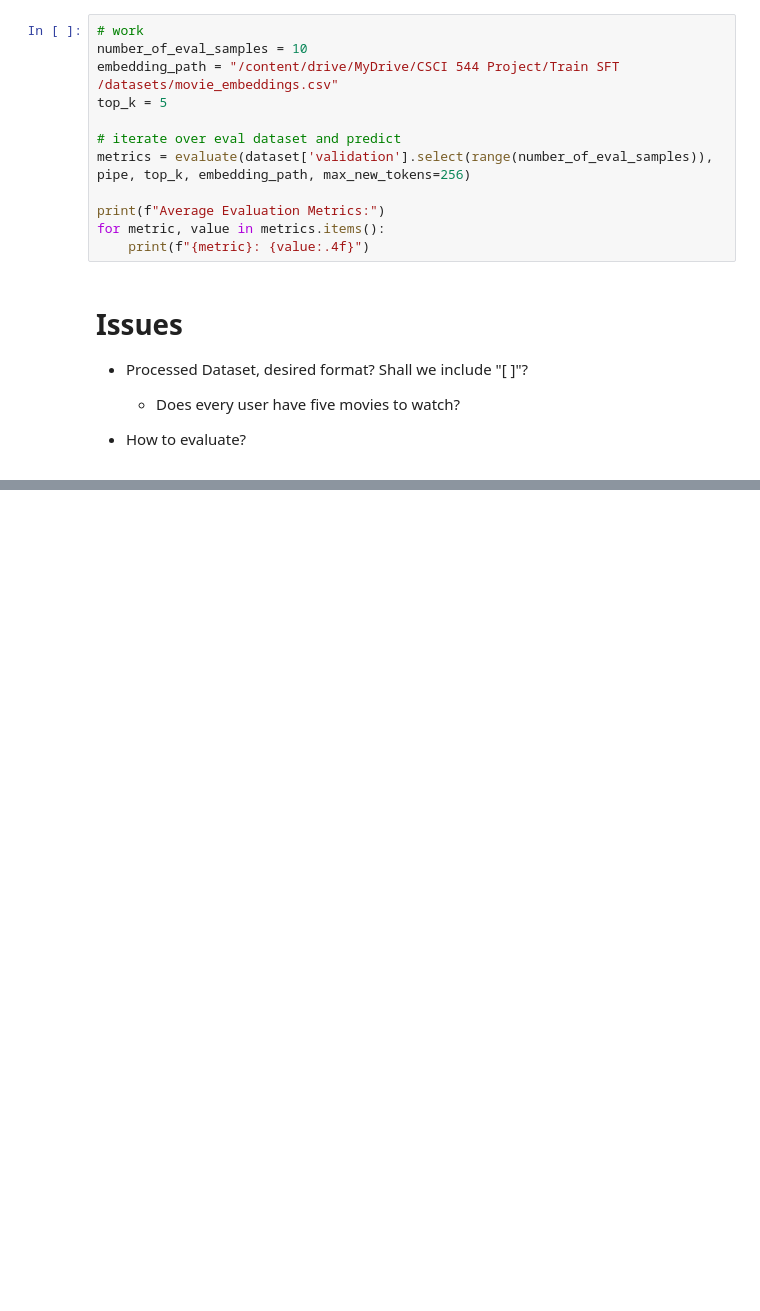
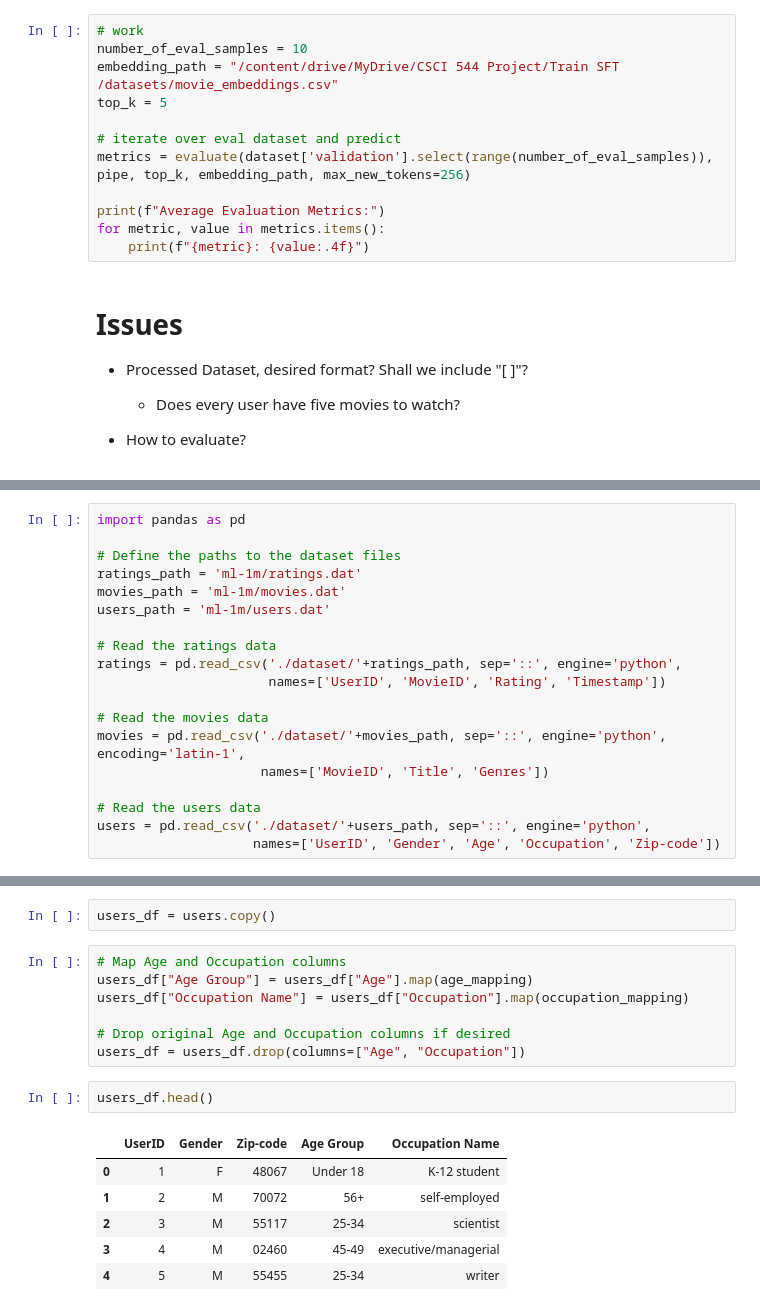
Before and after one commit to fanyuy2/LLM-RL4Rec, a Jupyter notebook: sft_pipeline.ipynb, the cells around one changed output, grey strips where cells are left out. Cells and saved outputs as stored; diff of their text form; blank space fills up the shorter version.

```diff
--- a/sft_pipeline.ipynb
+++ b/sft_pipeline.ipynb
@@ -828,0 +1399,19 @@ for metric, value in metrics.items():
+# %%
+import pandas as pd
+
+# Define the paths to the dataset files
+ratings_path = 'ml-1m/ratings.dat'
+movies_path = 'ml-1m/movies.dat'
+users_path = 'ml-1m/users.dat'
+
+# Read the ratings data
+ratings = pd.read_csv('./dataset/'+ratings_path, sep='::', engine='python',
+                      names=['UserID', 'MovieID', 'Rating', 'Timestamp'])
+
+# Read the movies data
+movies = pd.read_csv('./dataset/'+movies_path, sep='::', engine='python', encoding='latin-1',
+                     names=['MovieID', 'Title', 'Genres'])
+
+# Read the users data
+users = pd.read_csv('./dataset/'+users_path, sep='::', engine='python',
+                    names=['UserID', 'Gender', 'Age', 'Occupation', 'Zip-code'])
@@ -828,0 +1515,18 @@ for metric, value in metrics.items():
+# %%
+users_df = users.copy()
+# %%
+# Map Age and Occupation columns
+users_df["Age Group"] = users_df["Age"].map(age_mapping)
+users_df["Occupation Name"] = users_df["Occupation"].map(occupation_mapping)
+
+# Drop original Age and Occupation columns if desired
+users_df = users_df.drop(columns=["Age", "Occupation"])
+# %%
+users_df.head()
+# %% [output]
+|  | UserID | Gender | Zip-code | Age Group | Occupation Name |
+| 0 | 1 | F | 48067 | Under 18 | K-12 student |
+| 1 | 2 | M | 70072 | 56+ | self-employed |
+| 2 | 3 | M | 55117 | 25-34 | scientist |
+| 3 | 4 | M | 02460 | 45-49 | executive/managerial |
+| 4 | 5 | M | 55455 | 25-34 | writer |
```
Also changed, not shown: parts of 67 cells of this notebook.
